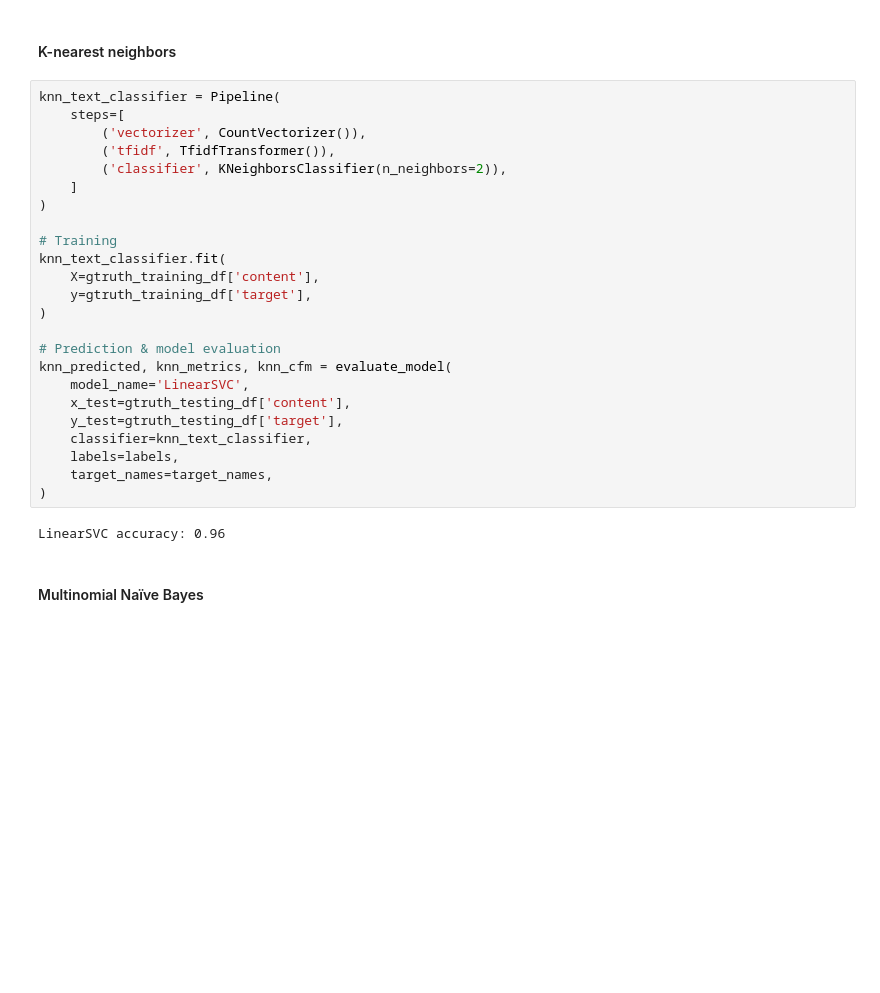
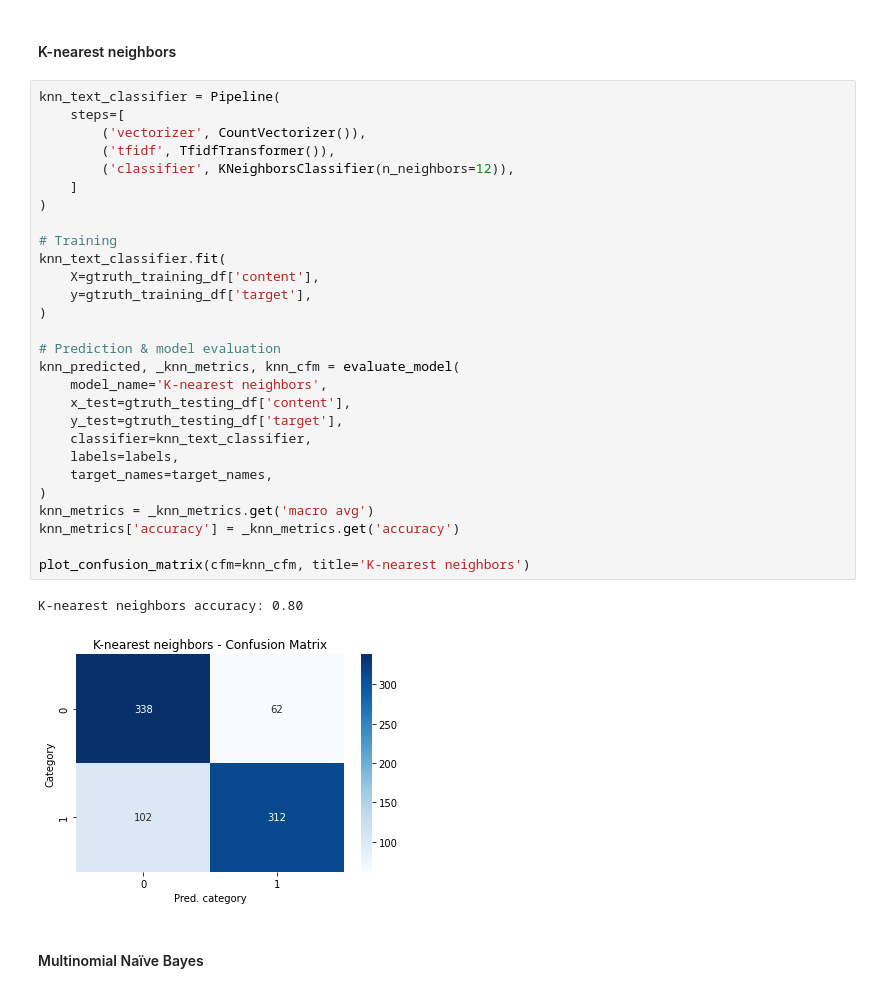
Before and after one commit to serfer2/tfm, a Jupyter notebook: notebook.ipynb, the cells around one changed output. Saved outputs shown, nothing was run; the diff lists cells and outputs as text; blank space fills up the shorter version.

```diff
--- a/notebook.ipynb
+++ b/notebook.ipynb
@@ -246,29 +259,34 @@ LinearSVC accuracy: 0.96
 # %%
 knn_text_classifier = Pipeline(
     steps=[
         ('vectorizer', CountVectorizer()),
         ('tfidf', TfidfTransformer()),
-        ('classifier', KNeighborsClassifier(n_neighbors=2)),
+        ('classifier', KNeighborsClassifier(n_neighbors=12)),
     ]
 )
 
 # Training
 knn_text_classifier.fit(
     X=gtruth_training_df['content'],
     y=gtruth_training_df['target'],
 )
 
 # Prediction & model evaluation
-knn_predicted, knn_metrics, knn_cfm = evaluate_model(
-    model_name='LinearSVC',
+knn_predicted, _knn_metrics, knn_cfm = evaluate_model(
+    model_name='K-nearest neighbors',
     x_test=gtruth_testing_df['content'],
     y_test=gtruth_testing_df['target'],
     classifier=knn_text_classifier,
     labels=labels,
     target_names=target_names,
 )
+knn_metrics = _knn_metrics.get('macro avg')
+knn_metrics['accuracy'] = _knn_metrics.get('accuracy')
+
+plot_confusion_matrix(cfm=knn_cfm, title='K-nearest neighbors')
 # %% [output]
-LinearSVC accuracy: 0.96
+K-nearest neighbors accuracy: 0.80
+[figure, added]
 # %% [markdown]
 #### Multinomial Naïve Bayes
 # %%
```
Also changed, not shown: parts of 20 cells of this notebook.
